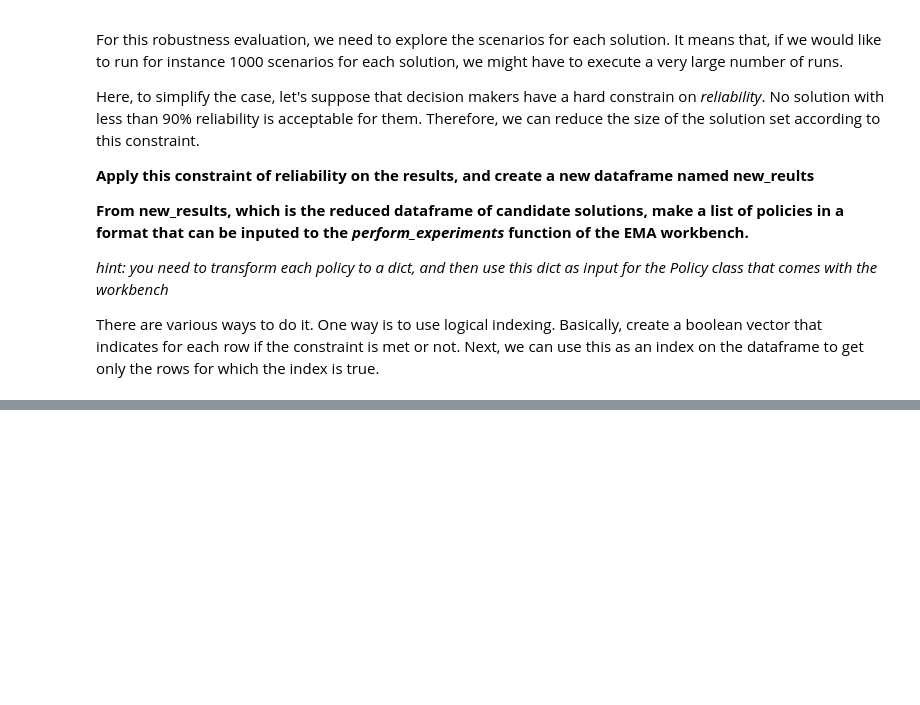
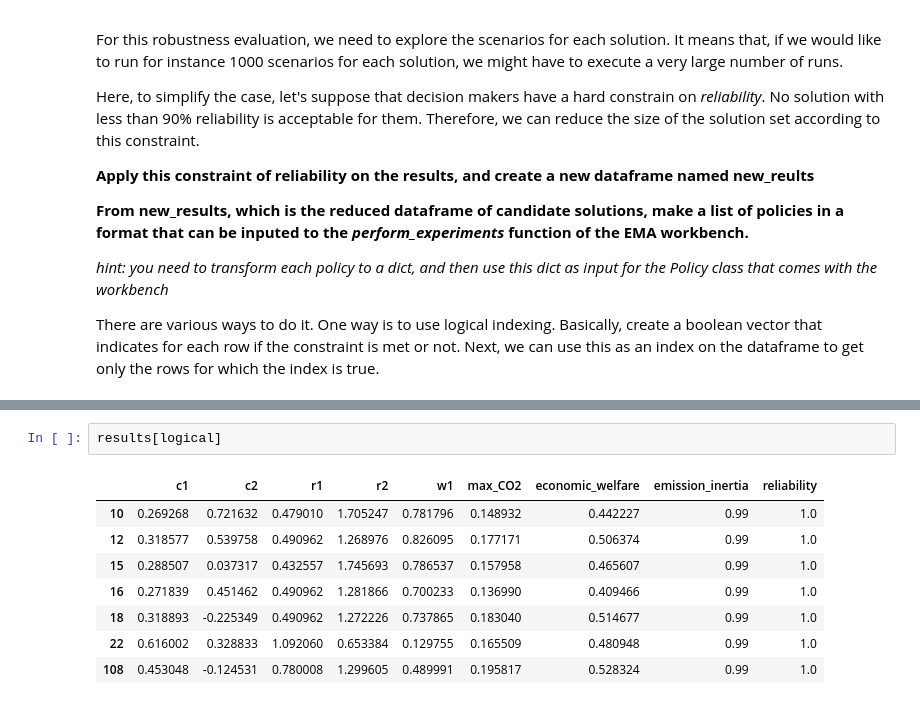
Before and after one commit to pollockDeVis/AI-Climate-Change-Tutorial, a Jupyter notebook: ai_tutorial.ipynb, the cells around one changed output, grey strips where cells are left out. Drawn from its saved outputs; the diff is of its cells as text; blank space fills up the shorter version.

```diff
--- a/ai_tutorial.ipynb
+++ b/ai_tutorial.ipynb
@@ -182,0 +192,11 @@ np.sum(logical)
+# %%
+results[logical]
+# %% [output]
+|  | c1 | c2 | r1 | r2 | w1 | max_CO2 | economic_welfare | emission_inertia | reliability |
+| 10 | 0.269268 | 0.721632 | 0.479010 | 1.705247 | 0.781796 | 0.148932 | 0.442227 | 0.99 | 1.0 |
+| 12 | 0.318577 | 0.539758 | 0.490962 | 1.268976 | 0.826095 | 0.177171 | 0.506374 | 0.99 | 1.0 |
+| 15 | 0.288507 | 0.037317 | 0.432557 | 1.745693 | 0.786537 | 0.157958 | 0.465607 | 0.99 | 1.0 |
+| 16 | 0.271839 | 0.451462 | 0.490962 | 1.281866 | 0.700233 | 0.136990 | 0.409466 | 0.99 | 1.0 |
+| 18 | 0.318893 | -0.225349 | 0.490962 | 1.272226 | 0.737865 | 0.183040 | 0.514677 | 0.99 | 1.0 |
+| 22 | 0.616002 | 0.328833 | 1.092060 | 0.653384 | 0.129755 | 0.165509 | 0.480948 | 0.99 | 1.0 |
+| 108 | 0.453048 | -0.124531 | 0.780008 | 1.299605 | 0.489991 | 0.195817 | 0.528324 | 0.99 | 1.0 |
```
Also changed, not shown: parts of 7 cells of this notebook.
